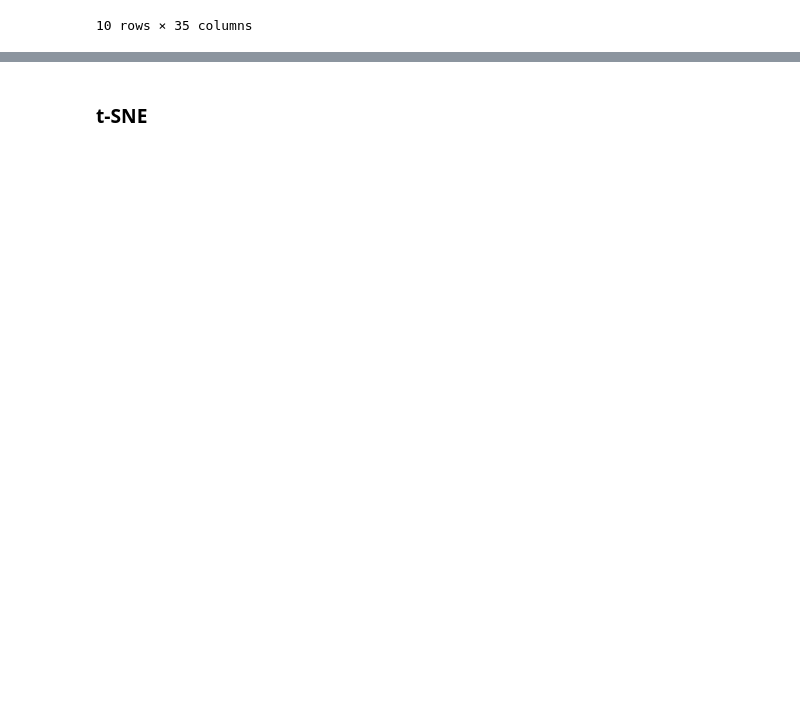
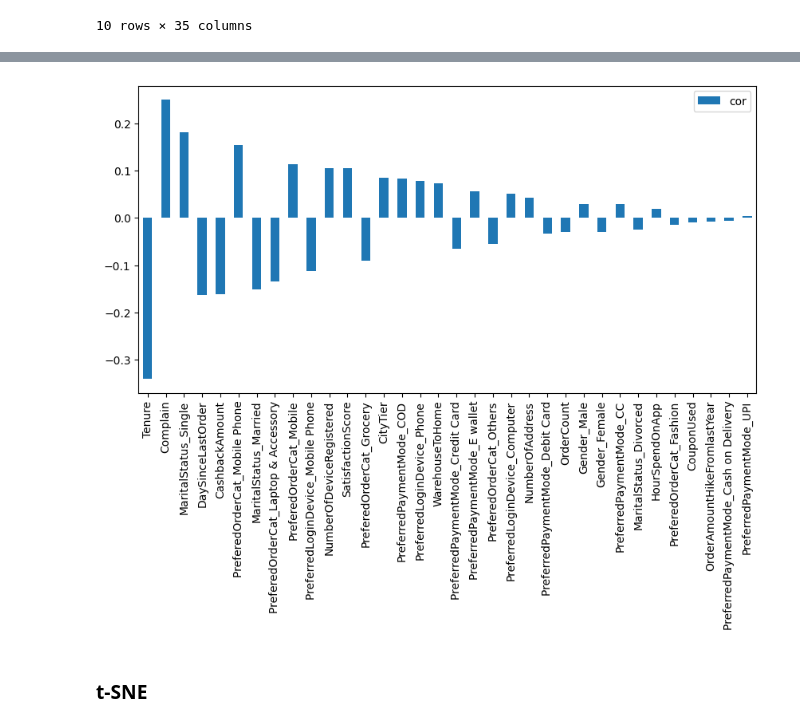
Before and after one commit to straylight77/data-sci-learning, a Jupyter notebook: dat203/final.ipynb, the cells around one changed output, grey strips where cells are left out. Cells and saved outputs as stored; diff of their text form; code cells hidden in the pictures; blank space fills up the shorter version.

```diff
--- a/dat203/final.ipynb
+++ b/dat203/final.ipynb
@@ -393,3 +393,13 @@ plt.show()
+# %%
+c2 = pd.DataFrame({
+    "cor": cor['Churn'],
+    "abs_cor": abs(cor['Churn'])
+})
+c2.sort_values(by="abs_cor", ascending=False, inplace=True)
+c2[1:].plot.bar(y="cor", figsize=(10,5))
+plt.show()
+# %% [output]
+[figure, added]
 # %% [markdown]
 ### t-SNE
 # %%
```
Also changed, not shown: parts of 25 cells of this notebook.
